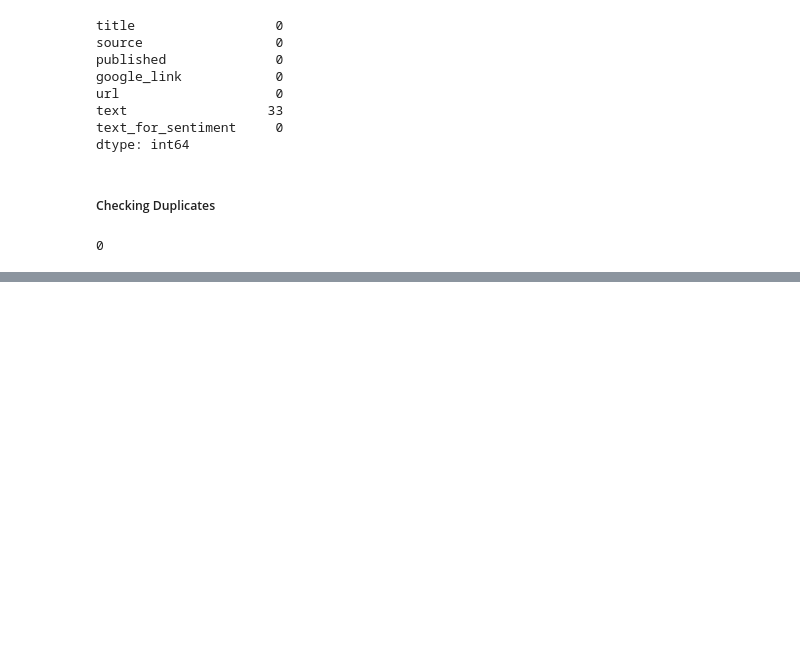
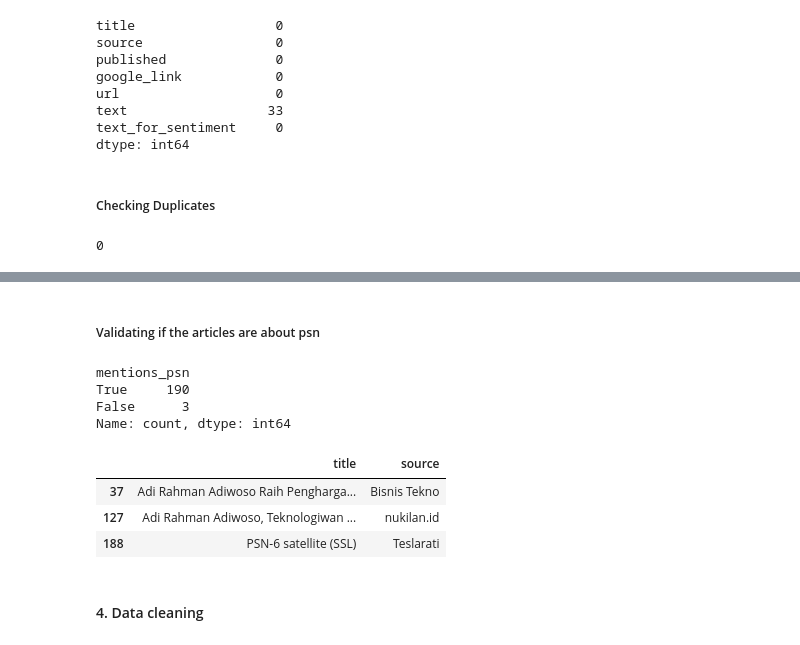
Before and after one commit to lTsumetai/PSN-Article-Sentiment-Analysis, a Jupyter notebook: Article_Sentiment_Analysis.ipynb, the cells around one changed output, grey strips where cells are left out. Saved outputs shown, nothing was run; the diff lists cells and outputs as text; code cells hidden in the pictures; blank space fills up the shorter version.

```diff
--- a/Article_Sentiment_Analysis.ipynb
+++ b/Article_Sentiment_Analysis.ipynb
@@ -79,0 +172,20 @@ df["title"].str.lower().str.strip().duplicated().sum()
+# %% [markdown]
+##### Validating if the articles are about psn
+# %%
+keywords = "PSN|Pasifik Satelit|Pacific Satelite|Nusantara"
+df["mentions_psn"] = df["text_for_sentiment"].str.contains(keywords, case=False, regex=True)
+
+print(df["mentions_psn"].value_counts())
+
+df[~df["mentions_psn"]][["title", "source"]]
+# %% [output]
+mentions_psn
+True     190
+False      3
+Name: count, dtype: int64
+|  | title | source |
+| 37 | Adi Rahman Adiwoso Raih Pengharga... | Bisnis Tekno |
+| 127 | Adi Rahman Adiwoso, Teknologiwan ... | nukilan.id |
+| 188 | PSN-6 satellite (SSL) | Teslarati |
+# %% [markdown]
+#### 4. Data cleaning
```
Also changed, not shown: parts of 17 cells of this notebook.
